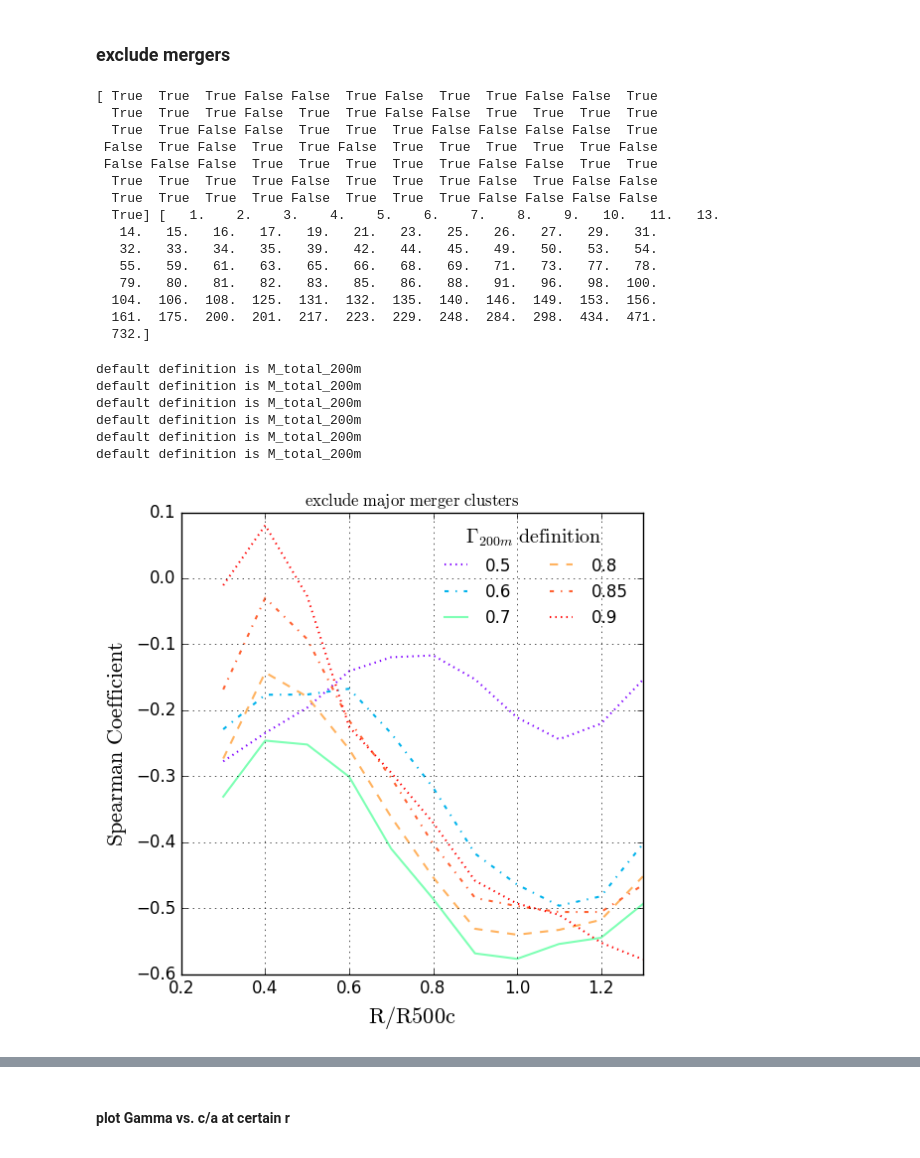
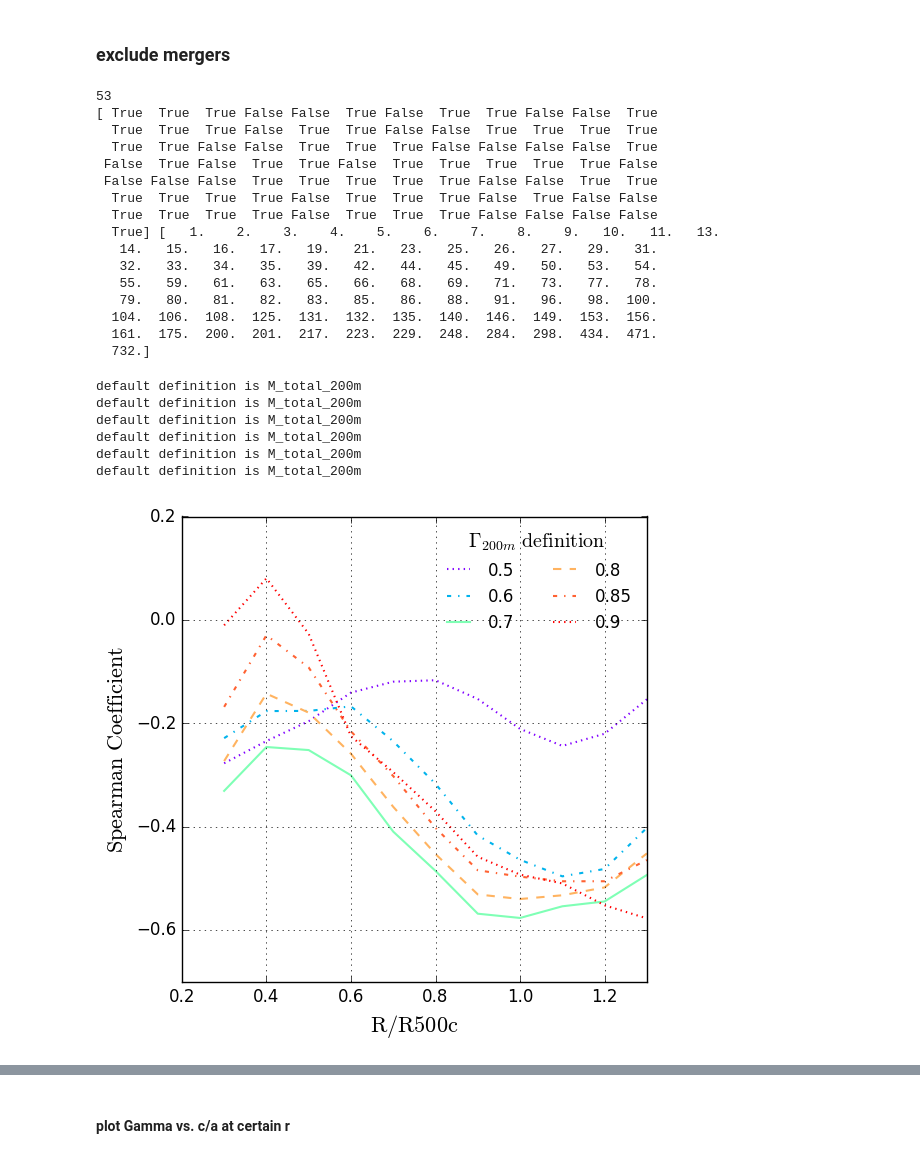
Before and after one commit to zoesuns/Omega500AnalysisTools, a Jupyter notebook: omega500analysistools/example_notebooks/analyze_85CL.ipynb, the cells around one changed output, grey strips where cells are left out. Cells and saved outputs as stored; diff of their text form; code cells hidden in the pictures.

```diff
--- a/omega500analysistools/example_notebooks/analyze_85CL.ipynb
+++ b/omega500analysistools/example_notebooks/analyze_85CL.ipynb
@@ -128,8 +129,8 @@ default definition is M_total_200m
 filt=(allz0id==majormergerid[0])
 for unid in list(majormergerid):
     filt=filt|(allz0id==unid)
-fileter_relax=~filt
-print fileter_relax
+filter_relax=~filt
+print filter_relax
 # %% [output]
 [ True  True  True False False  True False  True  True False False  True
   True  True  True False  True  True False False  True  True  True  True
@@ -152,12 +153,12 @@ scalarmap_gamma=cm.ScalarMappable(norm=cnorm_gamma,cmap=cm.rainbow)
 # lwd=[2,2,2,2,1.5,1.5,1.5,1.5]
 lsty=[':','-.','-','--','-.',':']
 for ig,spco_acutgamma in enumerate([0.5,0.6,0.7,0.8,0.85,0.9]):
-    spco_Gamma=calc_Gamma(spco_acutgamma,Mdef='M_total_200m')[fileter_relax]
+    spco_Gamma=calc_Gamma(spco_acutgamma,Mdef='M_total_200m')[filter_relax]
     spco=[]
     r_spco=[]
     rindex=[4,5,6,7,8,9,10,11,12,13,14]
     for spco_ir in rindex:
-        spco_ell_r500c=allelldata[fileter_relax][:,spco_ir]
+        spco_ell_r500c=allelldata[filter_relax][:,spco_ir]
         r_spco.append(rlist[spco_ir])
         spco.append(spearmanr(spco_Gamma,spco_ell_r500c)[0])
     color=scalarmap_gamma.to_rgba(spco_acutgamma)
@@ -171,7 +172,7 @@ plt.ylabel(r'$\rm Spearman \ Coefficient$')
 # plt.ylabel('spearman coef (3D ell vs Gamma)')
 
 plt.xlim([0.2,1.3])
-plt.ylim([-0.6,0.1])
+plt.ylim([-0.7,0.2])
 plt.grid()
 
 plt.savefig('spearman_coef_R_r200m_ex_majormerger.png')
@@ -192,9 +193,11 @@ default definition is M_total_200m
 filt=(allz0id==majormergerid[0])
 for unid in list(majormergerid):#+[8,200,100,223]:
     filt=filt|(allz0id==unid)
-fileter_relax=~filt
-print fileter_relax, allz0id
+filter_relax=~filt
+print sum(filter_relax)
+print filter_relax, allz0id
 # %% [output]
+53
 [ True  True  True False False  True False  True  True False False  True
   True  True  True False  True  True False False  True  True  True  True
   True  True False False  True  True  True False False False False  True
@@ -218,38 +221,38 @@ scalarmap_gamma=cm.ScalarMappable(norm=cnorm_gamma,cmap=cm.rainbow)
 # lwd=[2,2,2,2,1.5,1.5,1.5,1.5]
 lsty=[':','-.','-','--','-.',':']
 for ig,spco_acutgamma in enumerate([0.5,0.6,0.7,0.8,0.85,0.9]):
-    spco_Gamma=calc_Gamma(spco_acutgamma,Mdef='M_total_200m')[fileter_relax]
+    spco_Gamma=calc_Gamma(spco_acutgamma,Mdef='M_total_200m')[filter_relax]
     spco=[]
     r_spco=[]
     rindex=[4,5,6,7,8,9,10,11,12,13,14]
     for spco_ir in rindex:
-        spco_ell_r500c=allelldata[fileter_relax][:,spco_ir]
+        spco_ell_r500c=allelldata[filter_relax][:,spco_ir]
         r_spco.append(rlist[spco_ir])
 #         print spearmanr(spco_Gamma,spco_ell_r500c)
         spco.append(spearmanr(spco_Gamma,spco_ell_r500c)[0])
     color=scalarmap_gamma.to_rgba(spco_acutgamma)
     plt.plot(r_spco,spco,label=str(spco_acutgamma),ls=lsty[ig],c=color)
 leg = plt.legend(ncol=2)
 leg.set_title(r'$\Gamma_{200m} \rm \ definition$', prop = {'size':'x-large'})
 
-plt.title(r'$\rm exclude \   major \ merger \ clusters$')
+# plt.title(r'$\rm exclude \   major \ merger \ clusters$')
 plt.xlabel(r'$\rm R/R500c$')
 plt.ylabel(r'$\rm Spearman \ Coefficient$')
 # plt.ylabel('spearman coef (3D ell vs Gamma)')
 
 plt.xlim([0.2,1.3])
-plt.ylim([-0.6,0.1])
+plt.ylim([-0.7,0.2])
 plt.grid()
 
-plt.savefig('spearman_coef_R_r200m_ex_merger.png')
-plt.savefig('spearman_coef_R_r200m_ex_merger.eps')
+plt.savefig('spearman_coef_R_r200m_ex_major_merger.png')
+plt.savefig('spearman_coef_R_r200m_ex_major_merger.eps')
 
 plt.show()
 # %% [output]
 default definition is M_total_200m
 default definition is M_total_200m
 default definition is M_total_200m
 default definition is M_total_200m
 default definition is M_total_200m
 default definition is M_total_200m
-[figure, old version]
+[figure, new version]
```
Also changed, not shown: parts of 26 cells of this notebook, 16 other files.
